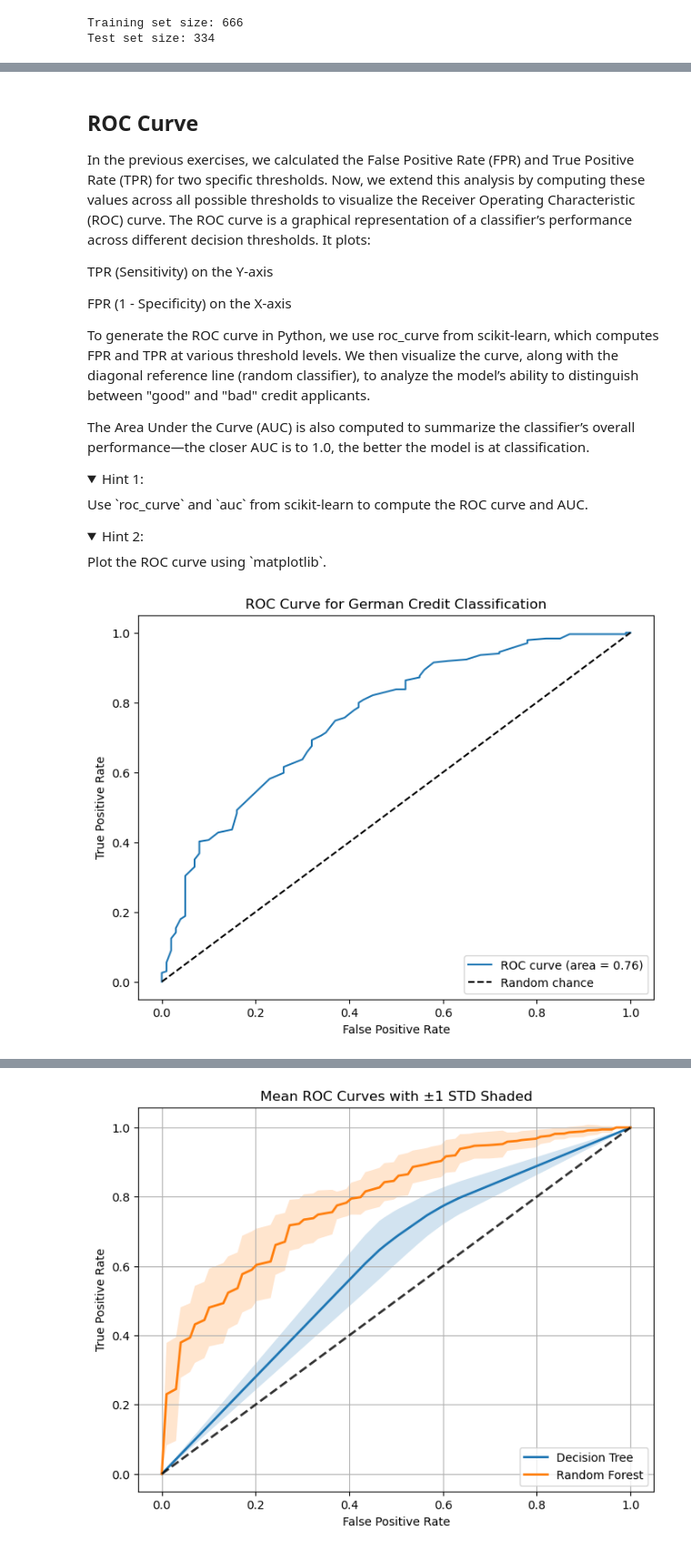
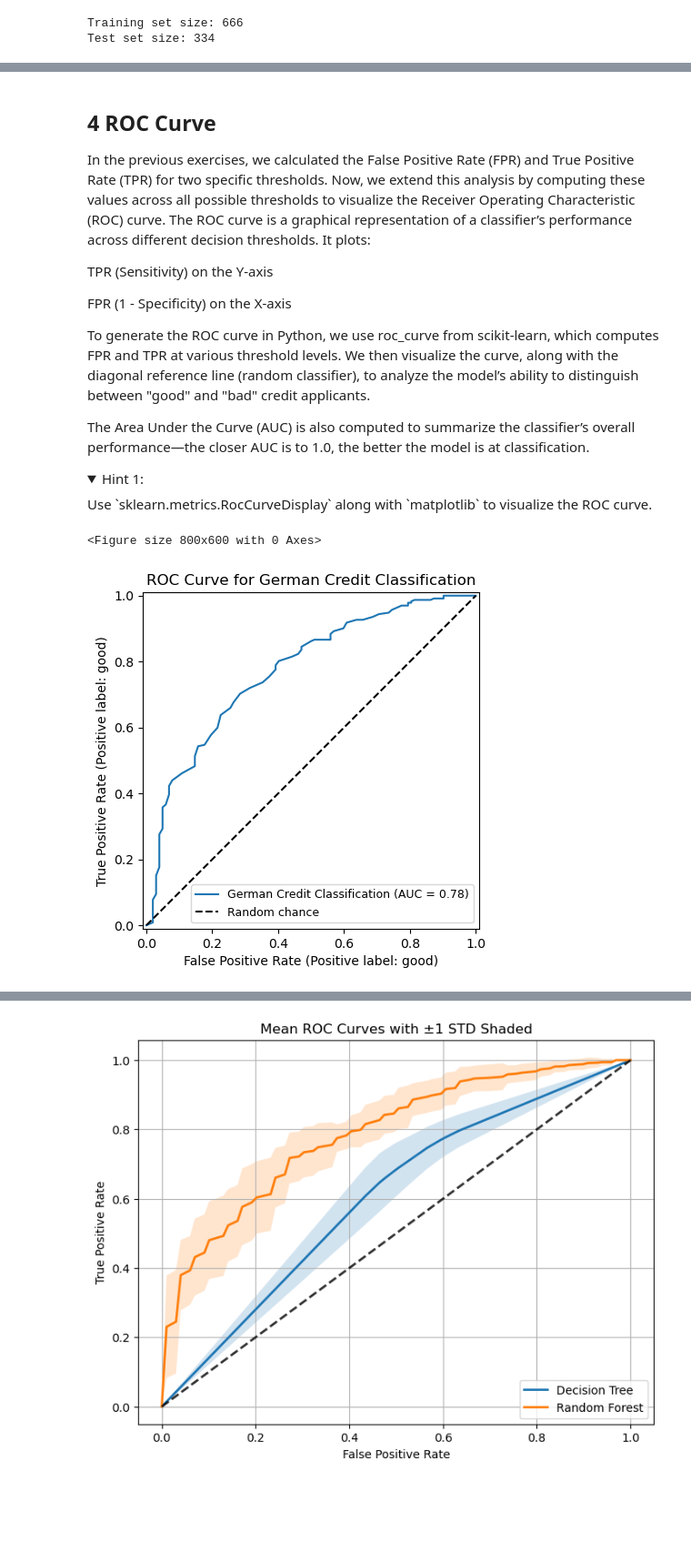
Before and after one commit to slds-lmu/lecture_appml, a Jupyter notebook: exercises/01_introduction/01_4_roc_analysis_py.ipynb, the cells around one changed output, grey strips where cells are left out. Shown at 91% size. Drawn from its saved outputs; the diff is of its cells as text; code cells hidden in the pictures; folded sections open; blank space fills up the shorter version.

```diff
--- a/exercises/01_introduction/01_4_roc_analysis_py.ipynb
+++ b/exercises/01_introduction/01_4_roc_analysis_py.ipynb
@@ -43,16 +36,13 @@ import warnings
 warnings.filterwarnings("ignore")
 
 
-data = fetch_openml("credit-g", version=1, as_frame=True)
+X, y = fetch_openml("credit-g", version=1, as_frame=True, return_X_y=True)
 
-# Use the provided data.data (features) and data.target (target) directly.
-X = data.data
-y = data.target
 X_encoded = pd.get_dummies(X, drop_first=True)
 
-# Create a train-test split: 2/3 training, 1/3 testing. Stratify by target.
+# Create a train-test split: 2/3 training, 1/3 testing.
 X_train, X_test, y_train, y_test = train_test_split(
-    X_encoded, y, test_size=1/3, random_state=42, stratify=y
+    X_encoded, y, test_size=1/3, random_state=42
 )
 print(f"Training set size: {X_train.shape[0]}")
 print(f"Test set size: {X_test.shape[0]}")
@@ -222,5 +227,5 @@ FPR2 - FPR1 = -0.2800
 # %% [markdown]
-## ROC Curve
+## 4 ROC Curve
 
 In the previous exercises, we calculated the False Positive Rate (FPR) and True Positive Rate (TPR) for two specific thresholds. Now, we extend this analysis by computing these values across all possible thresholds to visualize the Receiver Operating Characteristic (ROC) curve.
 The ROC curve is a graphical representation of a classifier’s performance across different decision thresholds. It plots:
@@ -235,34 +240,29 @@ The Area Under the Curve (AUC) is also computed to summarize the classifier’s
 
 <details>
 <summary>Hint 1:</summary>
-Use `roc_curve` and `auc` from scikit-learn to compute the ROC curve and AUC.
+Use `sklearn.metrics.RocCurveDisplay` along with `matplotlib` to visualize the ROC curve.
 </details>
-
-<details>
-<summary>Hint 2:</summary>
-Plot the ROC curve using `matplotlib`.
-</details>
 # %%
 #===SOLUTION===
 
-from sklearn.metrics import roc_curve, auc
 import matplotlib.pyplot as plt
+from sklearn.metrics import RocCurveDisplay
 
+# Create and plot the ROC curve display for the "good" class
+plt.figure(figsize=(8, 6))
+RocCurveDisplay.from_predictions(
+    y_test,
+    prob_good,
+    pos_label="good",
+    name="German Credit Classification"
+)
 
-# Compute ROC curve and AUC for the "good" class.
-# Note: y_test contains labels ("good", "bad") and prob_good contains the predicted probability for "good".
-fpr, tpr, thresholds = roc_curve(y_test, prob_good, pos_label="good")
-roc_auc = auc(fpr, tpr)
-
-# Plot the ROC curve.
-plt.figure(figsize=(8, 6))
-plt.plot(fpr, tpr, label=f'ROC curve (area = {roc_auc:.2f})')
+# Add the random chance line
 plt.plot([0, 1], [0, 1], 'k--', label='Random chance')
-plt.xlabel('False Positive Rate')
-plt.ylabel('True Positive Rate')
 plt.title('ROC Curve for German Credit Classification')
-plt.legend(loc="lower right")
+plt.legend(loc="lower right", fontsize=9)
 plt.show()
 # %% [output]
+<Figure size 800x600 with 0 Axes>
-[figure, old version]
+[figure, new version]
 # %% [markdown]
```
Also changed, not shown: parts of 10 cells of this notebook, 3 other files.
